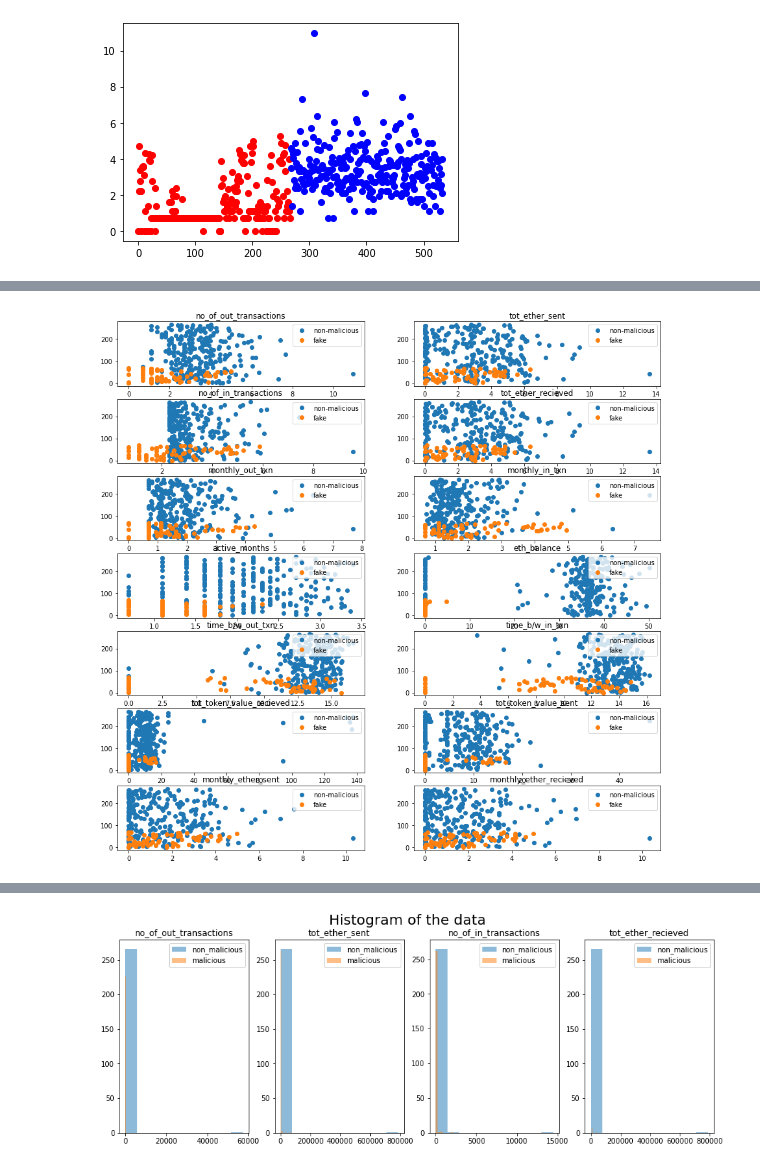
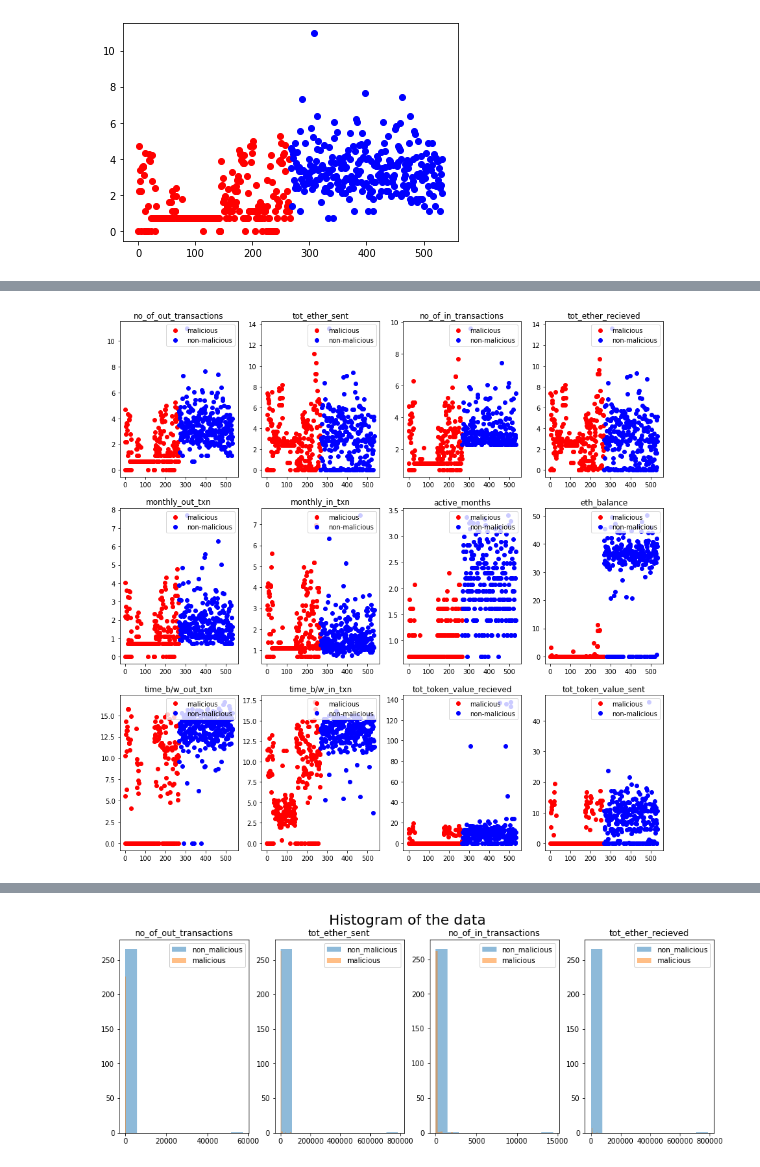
Before and after one commit to m-shilpa/ethereum-data-analysis, a Jupyter notebook: Malicious_Address_Prediction/data_analytics_malicious_categories.ipynb, the cells around one changed output, grey strips where cells are left out. Saved outputs shown, nothing was run; the diff lists cells and outputs as text; code cells hidden in the pictures.

```diff
--- a/Malicious_Address_Prediction/data_analytics_malicious_categories.ipynb
+++ b/Malicious_Address_Prediction/data_analytics_malicious_categories.ipynb
@@ -12,7 +10,7 @@ Drive already mounted at /content/gdrive; to attempt to forcibly remount, call d
 # %% [markdown]
 **column 'label' has values 1 - malicious , 0 - non-malicious**
 # %%
-df = pd.read_csv('/content/gdrive/My Drive/project_data/malicious_prediction_data1.csv')
+df = pd.read_csv('./malicious_prediction_data1.csv')
 # %%
 df = df[['address','comment','no_of_out_transactions', 'tot_ether_sent','no_of_in_transactions', 'tot_ether_recieved', 'monthly_out_txn',
                 'monthly_in_txn', 'active_months', 'eth_balance', 'time_b/w_out_txn','time_b/w_in_txn', 'tot_token_value_recieved',
@@ -121,4 +185,6 @@ plt.plot(np.log1p(non_m['no_of_out_transactions']),'o',color='blue',label='non-m
 # %%
+# plot for addresses belonging to non-malicious, phishing. Log of data is taken
+
 attributes  = ['no_of_out_transactions', 'tot_ether_sent','no_of_in_transactions', 'tot_ether_recieved', 'monthly_out_txn',
                 'monthly_in_txn', 'active_months', 'eth_balance', 'time_b/w_out_txn','time_b/w_in_txn', 'tot_token_value_recieved',
                 'tot_token_value_sent','monthly_ether_sent', 'monthly_ether_recieved']
@@ -126,12 +192,14 @@ fig, axs = plt.subplots(7,2,figsize=(15,15))
 k=0
 for i in range(7):
   for j in range(2):
-    # axs[i,j].plot(np.log1p(non_m[attributes[k]]),list(range(len(non_m))),'o',label='non-malicious')
+    axs[i,j].plot(np.log1p(non_m[attributes[k]]),list(range(len(non_m))),'o',label='non-malicious')
     axs[i,j].plot(np.log1p(phish[attributes[k]]),list(range(len(phish))),'o',label='phish')
-    axs[i,j].plot(np.log1p(fake[attributes[k]]),list(range(len(fake))),'o',label='fake')
-    axs[i,j].plot(np.log1p(upbit[attributes[k]]),list(range(len(upbit))),'o',label='upbit')
+    # axs[i,j].plot(np.log1p(fake[attributes[k]]),list(range(len(fake))),'o',label='fake')
+    # axs[i,j].plot(np.log1p(upbit[attributes[k]]),list(range(len(upbit))),'o',label='upbit')
 
     axs[i,j].legend(loc='upper right')
     axs[i,j].set_title(attributes[k])
+    axs[i,j].set_xlabel('value')
+    axs[i,j].set_ylabel('index')
     k+=1
 # %% [output]
@@ -139,4 +229,6 @@ for i in range(7):
 # %%
+# plot for addresses belonging to non-malicious, phishing, fake. Log of data is taken
+
 attributes  = ['no_of_out_transactions', 'tot_ether_sent','no_of_in_transactions', 'tot_ether_recieved', 'monthly_out_txn',
                 'monthly_in_txn', 'active_months', 'eth_balance', 'time_b/w_out_txn','time_b/w_in_txn', 'tot_token_value_recieved',
                 'tot_token_value_sent','monthly_ether_sent', 'monthly_ether_recieved']
@@ -147,9 +239,11 @@ for i in range(7):
     axs[i,j].plot(np.log1p(non_m[attributes[k]]),list(range(len(non_m))),'o',label='non-malicious')
     axs[i,j].plot(np.log1p(phish[attributes[k]]),list(range(len(phish))),'o',label='phish')
     axs[i,j].plot(np.log1p(fake[attributes[k]]),list(range(len(fake))),'o',label='fake')
-    axs[i,j].plot(np.log1p(upbit[attributes[k]]),list(range(len(upbit))),'o',label='upbit')
+    # axs[i,j].plot(np.log1p(upbit[attributes[k]]),list(range(len(upbit))),'o',label='upbit')
 
     axs[i,j].legend(loc='upper right')
     axs[i,j].set_title(attributes[k])
+    axs[i,j].set_xlabel('value')
+    axs[i,j].set_ylabel('index')
     k+=1
 # %% [output]
@@ -157,17 +251,21 @@ for i in range(7):
 # %%
+# plot for addresses belonging to non-malicious, upbit hack. Log of data is taken
+
 attributes  = ['no_of_out_transactions', 'tot_ether_sent','no_of_in_transactions', 'tot_ether_recieved', 'monthly_out_txn',
                 'monthly_in_txn', 'active_months', 'eth_balance', 'time_b/w_out_txn','time_b/w_in_txn', 'tot_token_value_recieved',
                 'tot_token_value_sent','monthly_ether_sent', 'monthly_ether_recieved']
-fig, axs = plt.subplots(7,2,figsize=(15,15))
+fig, axs = plt.subplots(7,2,figsize=(15,40))
 k=0
 for i in range(7):
   for j in range(2):
     axs[i,j].plot(np.log1p(non_m[attributes[k]]),list(range(len(non_m))),'o',label='non-malicious')
-    axs[i,j].plot(np.log1p(phish[attributes[k]]),list(range(len(phish))),'o',label='phish')
-    # axs[i,j].plot(np.log1p(fake[attributes[k]]),list(range(len(fake))),'o',label='fake')
-    # axs[i,j].plot(np.log1p(upbit[attributes[k]]),list(range(len(upbit))),'o',label='upbit')
+#     axs[i,j].plot(np.log1p(phish[attributes[k]]),list(range(len(phish))),'o',label='phish')
+#     axs[i,j].plot(np.log1p(fake[attributes[k]]),list(range(len(fake))),'o',label='fake')
+    axs[i,j].plot(np.log1p(upbit[attributes[k]]),list(range(len(upbit))),'o',label='upbit')
 
     axs[i,j].legend(loc='upper right')
     axs[i,j].set_title(attributes[k])
+    axs[i,j].set_xlabel('value')
+    axs[i,j].set_ylabel('index')
     k+=1
 # %% [output]
@@ -175,18 +433,15 @@ for i in range(7):
 # %%
 attributes  = ['no_of_out_transactions', 'tot_ether_sent','no_of_in_transactions', 'tot_ether_recieved', 'monthly_out_txn',
                 'monthly_in_txn', 'active_months', 'eth_balance', 'time_b/w_out_txn','time_b/w_in_txn', 'tot_token_value_recieved',
                 'tot_token_value_sent','monthly_ether_sent', 'monthly_ether_recieved']
-fig, axs = plt.subplots(7,2,figsize=(15,15))
+fig, axs = plt.subplots(3,4,figsize=(15,15))
 k=0
-for i in range(7):
-  for j in range(2):
-    axs[i,j].plot(np.log1p(non_m[attributes[k]]),list(range(len(non_m))),'o',label='non-malicious')
-    # axs[i,j].plot(np.log1p(phish[attributes[k]]),list(range(len(phish))),'o',label='phish')
-    axs[i,j].plot(np.log1p(fake[attributes[k]]),list(range(len(fake))),'o',label='fake')
-    # axs[i,j].plot(np.log1p(upbit[attributes[k]]),list(range(len(upbit))),'o',label='upbit')
-
+for i in range(3):
+  for j in range(4):
+    axs[i,j].plot(np.log1p(m[attributes[k]]),'o',color='red',label='malicious')
+    axs[i,j].plot(np.log1p(non_m[attributes[k]]),'o',color='blue',label='non-malicious')
     axs[i,j].legend(loc='upper right')
     axs[i,j].set_title(attributes[k])
     k+=1
 # %% [output]
-[figure, old version]
+[figure, new version]
```
Also changed, not shown: parts of 30 cells of this notebook.
